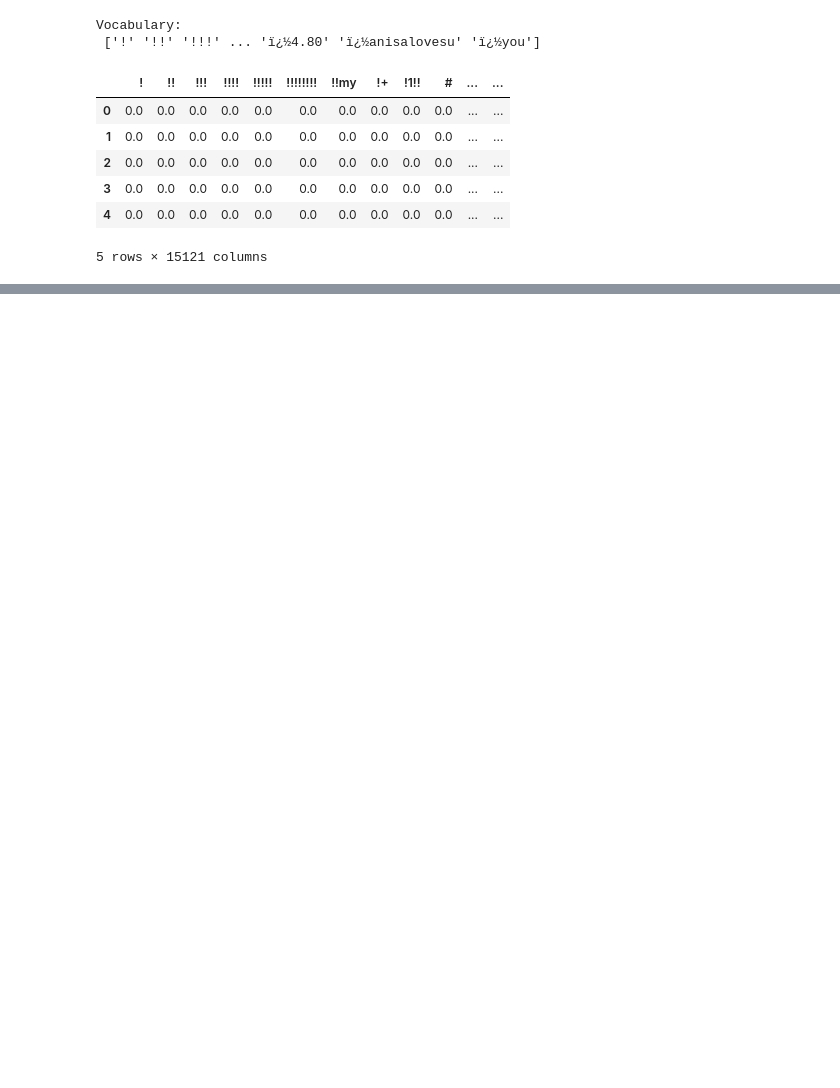
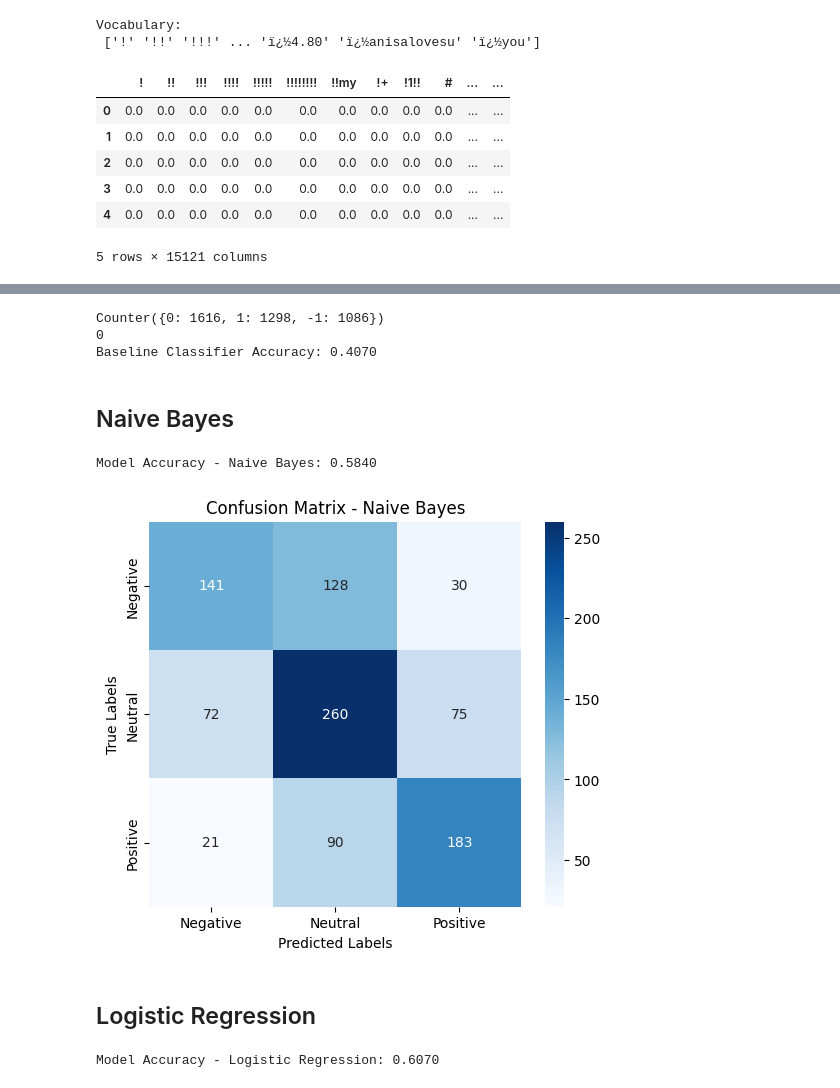
Before and after one commit to aliirtazas/sentiment-classification-ml-bert, a Jupyter notebook: twitter_sentiment_classification_ML_BERT.ipynb, the cells around one changed output, grey strips where cells are left out. Cells and saved outputs as stored; diff of their text form; code cells hidden in the pictures; blank space fills up the shorter version.

```diff
--- a/twitter_sentiment_classification_ML_BERT.ipynb
+++ b/twitter_sentiment_classification_ML_BERT.ipynb
@@ -116,0 +164,4 @@ df_bow.head(5)
+# %%
+# Removing punctuations and extra white spaces
+
+remove_punctuations_tweets = [[re.sub(r'\W+', '', a) for a in j if a] for j in lem_tweets]
@@ -116,0 +208,10 @@ df_bow.head(5)
+# %%
+tweet_dicts = [dict(Counter(tweet)) for tweet in tweets_with_most_freq_words_final]
+vectorizer_1 = DictVectorizer(sparse=False)
+X_final = vectorizer_1.fit_transform(tweet_dicts)
+vocabulary_final = vectorizer_1.get_feature_names_out()
+
+print("Vocabulary:\n", vocabulary_final)
+
+df = pd.DataFrame(X_final, columns=vocabulary_final)
+df.head()
@@ -117,5 +230,6 @@ df_bow.head(5)
 # %%
-X_train, X_test, y_train, y_test = train_test_split(X,labels,test_size = 0.2, random_state=42)
+X_train, X_test, y_train, y_test = train_test_split(X_final,labels,test_size = 0.2, random_state=42)
 
-X_train.shape
+print(X_train.shape)
+print(X_test.shape)
 # %% [output]
@@ -122,0 +243,61 @@ X_train.shape
+# %%
+frequency_count = Counter(y_train)
+print(frequency_count)
+
+
+most_frequent_class = frequency_count.most_common(1)[0][0]
+print(most_frequent_class)
+
+y_pred_baseline = [most_frequent_class] * len(y_test)
+
+baseline_model_accuracy_score = accuracy_score(y_test, y_pred_baseline)
+print(f"Baseline Classifier Accuracy: {baseline_model_accuracy_score:.4f}")
+# %% [output]
+Counter({0: 1616, 1: 1298, -1: 1086})
+0
+Baseline Classifier Accuracy: 0.4070
+# %% [markdown]
+## Naive Bayes
+# %%
+naive_bayes_model = MultinomialNB(alpha=1.0)
+
+# We use alpha parameter to add add-1 smoothing
+
+naive_bayes_model.fit(X_train,y_train)
+
+y_pred = naive_bayes_model.predict(X_test)
+
+nb_accuracy = accuracy_score(y_test,y_pred)
+print(f"Model Accuracy - Naive Bayes: {nb_accuracy:.4f}")
+# %% [output]
+Model Accuracy - Naive Bayes: 0.5840
+# %%
+import matplotlib.pyplot as plt
+import seaborn as sns
+from sklearn.metrics import confusion_matrix, ConfusionMatrixDisplay
+
+cm = confusion_matrix(y_test, y_pred)
+
+class_labels = ['Negative', 'Neutral', 'Positive']
+
+plt.figure(figsize=(6, 5))
+sns.heatmap(cm, annot=True, fmt='d', cmap='Blues', xticklabels=class_labels, yticklabels=class_labels)
+plt.xlabel('Predicted Labels')
+plt.ylabel('True Labels')
+plt.title('Confusion Matrix - Naive Bayes')
+plt.show()
+# %% [output]
+[figure, added]
+# %% [markdown]
+## Logistic Regression
+# %%
+lr_model = LogisticRegression(max_iter = 200,
+                             multi_class = 'ovr')
+
+lr_model.fit(X_train,y_train)
+y_pred_lr = lr_model.predict(X_test)
+
+lr_model_accuracy = accuracy_score(y_test, y_pred_lr)
+print(f"Model Accuracy - Logistic Regression: {lr_model_accuracy:.4f}")
+# %% [output]
+Model Accuracy - Logistic Regression: 0.6070
```
Also changed, not shown: parts of 30 cells of this notebook.
